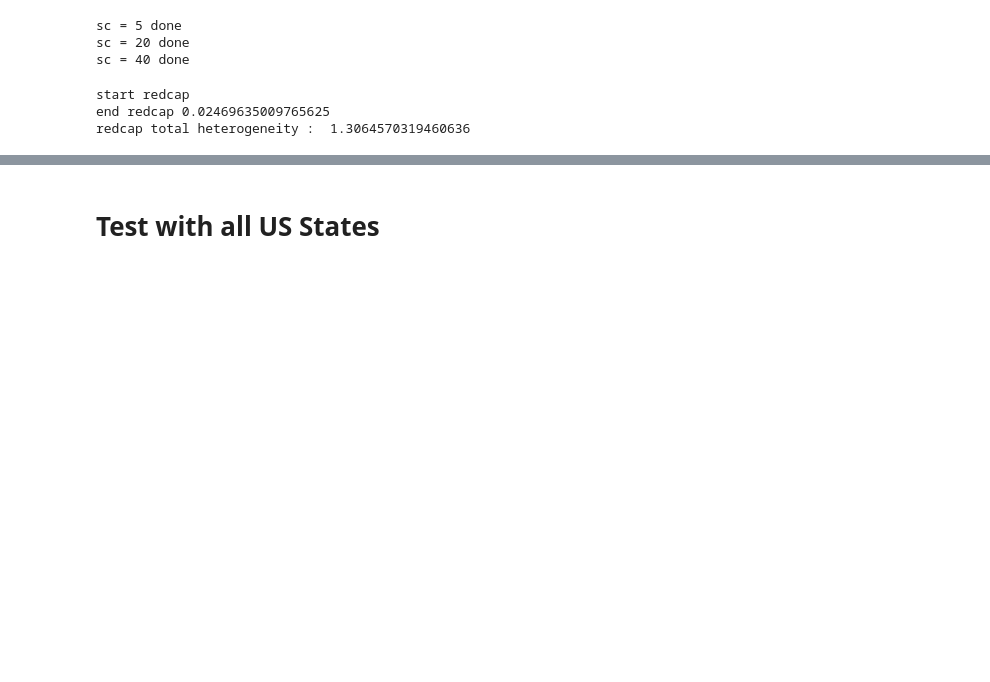
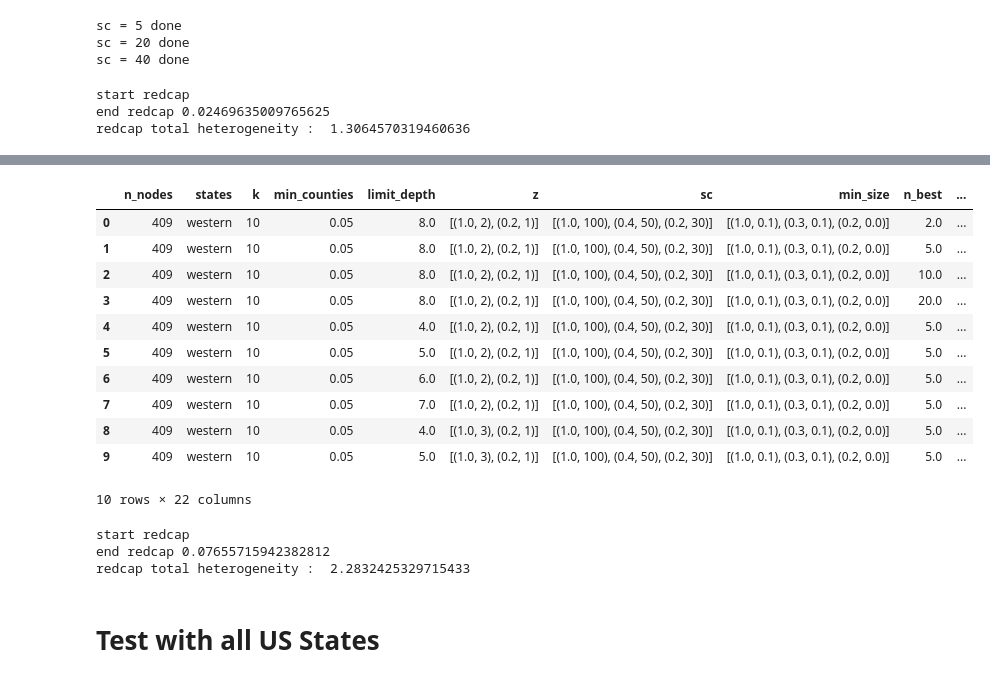
Before and after one commit to NicoGol/Regionalization_models, a Jupyter notebook: src/Experiences.ipynb, the cells around one changed output, grey strips where cells are left out. Saved outputs shown, nothing was run; the diff lists cells and outputs as text; code cells hidden in the pictures; blank space fills up the shorter version.

```diff
--- a/src/Experiences.ipynb
+++ b/src/Experiences.ipynb
@@ -54,6 +8,7 @@ pkl.dump(graph.MST.edges,edges_file)
 # %%
 global_results = pd.read_pickle('../data/comparison_parameters.pkl')
-#global_results = pd.DataFrame(columns=['n_nodes','states','k','min_counties','z','sc','heterogeneity','size_regions','regions','n_columns','n_partitions','n_cuts','FiO edges','FuO edges','Sort FuO edges','MST','Tree arch','select regions','column generation'])
+western_results = pd.read_pickle('../data/western_results.pkl')
+#western_results = pd.DataFrame(columns=['n_nodes','states','k','min_counties','z','sc','min_size','heterogeneity','size_regions','regions','n_columns','n_partitions','n_cuts','FiO edges','FuO edges','Sort FuO edges','MST','Tree arch','select regions','column generation'])
 # %%
 redcap_results = pd.read_pickle('../data/redcap_results.pkl')#pd.DataFrame(columns=['n_nodes','states','k','heterogeneity','size_regions','regions','time'])
 # %%
@@ -258,0 +291,15 @@ redcap total heterogeneity :  1.3064570319460636
+# %%
+western_results
+# %% [output]
+|  | n_nodes | states | k | min_counties | limit_depth | z | sc | min_size | n_best | ... |
+| 0 | 409 | western | 10 | 0.05 | 8.0 | [(1.0, 2), (0.2, 1)] | [(1.0, 100), (0.4, 50), (0.2, 30)] | [(1.0, 0.1), (0.3, 0.1), (0.2, 0.0)] | 2.0 | ... |
+| 1 | 409 | western | 10 | 0.05 | 8.0 | [(1.0, 2), (0.2, 1)] | [(1.0, 100), (0.4, 50), (0.2, 30)] | [(1.0, 0.1), (0.3, 0.1), (0.2, 0.0)] | 5.0 | ... |
+| 2 | 409 | western | 10 | 0.05 | 8.0 | [(1.0, 2), (0.2, 1)] | [(1.0, 100), (0.4, 50), (0.2, 30)] | [(1.0, 0.1), (0.3, 0.1), (0.2, 0.0)] | 10.0 | ... |
+| 3 | 409 | western | 10 | 0.05 | 8.0 | [(1.0, 2), (0.2, 1)] | [(1.0, 100), (0.4, 50), (0.2, 30)] | [(1.0, 0.1), (0.3, 0.1), (0.2, 0.0)] | 20.0 | ... |
+| 4 | 409 | western | 10 | 0.05 | 4.0 | [(1.0, 2), (0.2, 1)] | [(1.0, 100), (0.4, 50), (0.2, 30)] | [(1.0, 0.1), (0.3, 0.1), (0.2, 0.0)] | 5.0 | ... |
+| 5 | 409 | western | 10 | 0.05 | 5.0 | [(1.0, 2), (0.2, 1)] | [(1.0, 100), (0.4, 50), (0.2, 30)] | [(1.0, 0.1), (0.3, 0.1), (0.2, 0.0)] | 5.0 | ... |
+| 6 | 409 | western | 10 | 0.05 | 6.0 | [(1.0, 2), (0.2, 1)] | [(1.0, 100), (0.4, 50), (0.2, 30)] | [(1.0, 0.1), (0.3, 0.1), (0.2, 0.0)] | 5.0 | ... |
+| 7 | 409 | western | 10 | 0.05 | 7.0 | [(1.0, 2), (0.2, 1)] | [(1.0, 100), (0.4, 50), (0.2, 30)] | [(1.0, 0.1), (0.3, 0.1), (0.2, 0.0)] | 5.0 | ... |
+| 8 | 409 | western | 10 | 0.05 | 4.0 | [(1.0, 3), (0.2, 1)] | [(1.0, 100), (0.4, 50), (0.2, 30)] | [(1.0, 0.1), (0.3, 0.1), (0.2, 0.0)] | 5.0 | ... |
+| 9 | 409 | western | 10 | 0.05 | 5.0 | [(1.0, 3), (0.2, 1)] | [(1.0, 100), (0.4, 50), (0.2, 30)] | [(1.0, 0.1), (0.3, 0.1), (0.2, 0.0)] | 5.0 | ... |
+10 rows × 22 columns
@@ -259,3 +308,9 @@ redcap total heterogeneity :  1.3064570319460636
+# %%
+evaluate_redcap(western_states,10,redcap_results)
+# %% [output]
+start redcap
+end redcap 0.07655715942382812
+redcap total heterogeneity :  2.2832425329715433
 # %% [markdown]
 # Test with all US States
 # %% [markdown]
```
Also changed, not shown: parts of 53 cells of this notebook, 6 other files.
